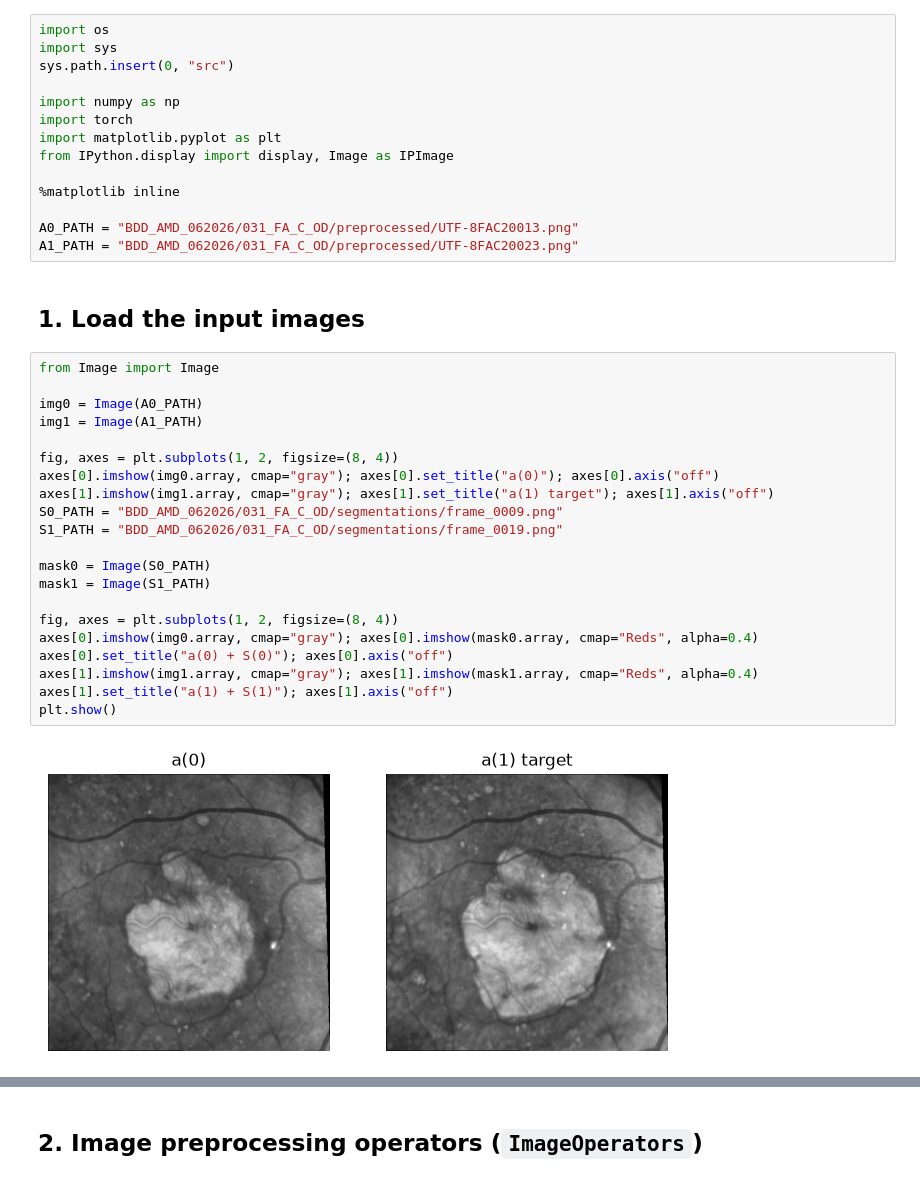
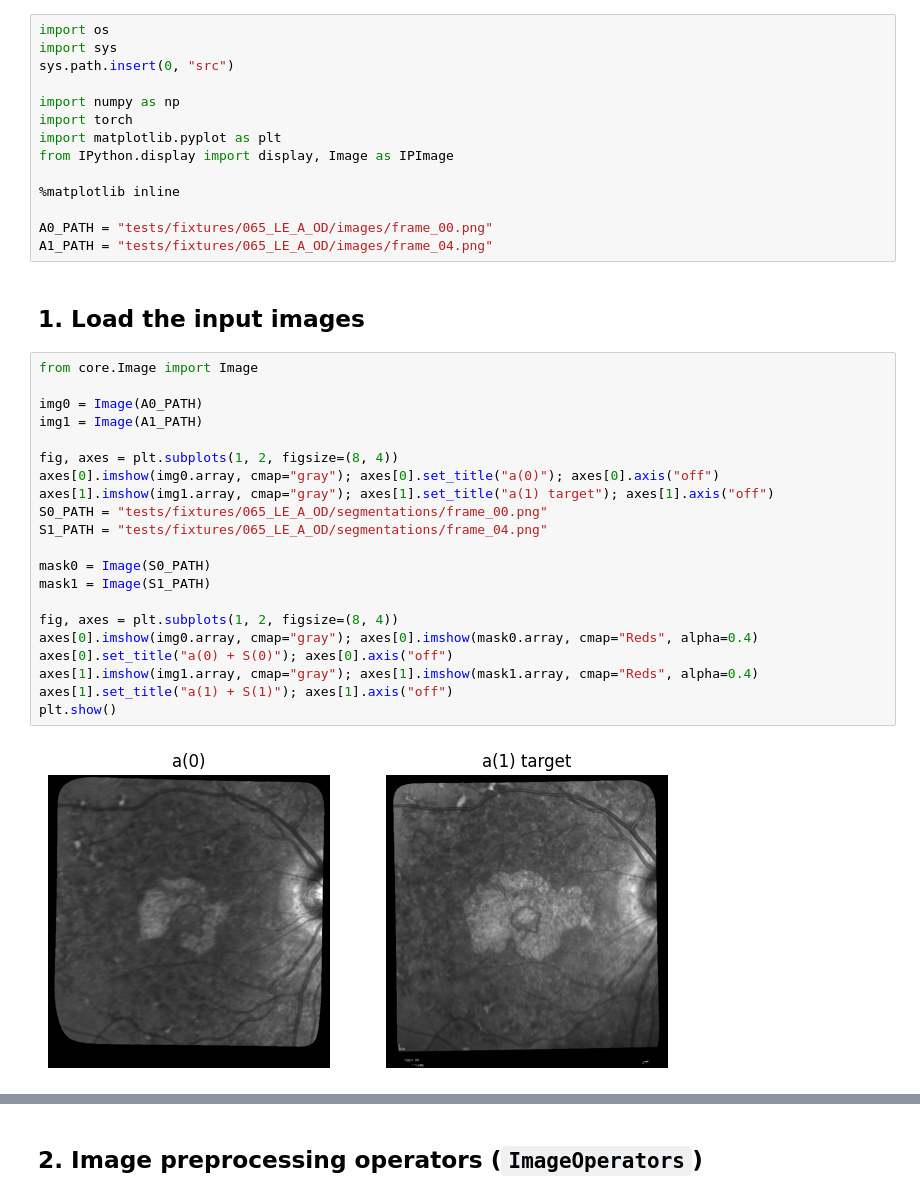
Before and after one commit to clach1506/Metamorphosis, a Jupyter notebook: 04_test_solver.ipynb, the cells around one changed output, grey strips where cells are left out. Saved outputs shown, nothing was run; the diff lists cells and outputs as text.

```diff
--- a/04_test_solver.ipynb
+++ b/04_test_solver.ipynb
@@ -25,30 +25,30 @@ from IPython.display import display, Image as IPImage
 
 %matplotlib inline
 
-A0_PATH = "BDD_AMD_062026/031_FA_C_OD/preprocessed/UTF-8FAC20013.png"
-A1_PATH = "BDD_AMD_062026/031_FA_C_OD/preprocessed/UTF-8FAC20023.png"
+A0_PATH = "tests/fixtures/065_LE_A_OD/images/frame_00.png"
+A1_PATH = "tests/fixtures/065_LE_A_OD/images/frame_04.png"
 # %% [markdown]
 ## 1. Load the input images
 # %%
-from Image import Image
+from core.Image import Image
 
 img0 = Image(A0_PATH)
 img1 = Image(A1_PATH)
 
 fig, axes = plt.subplots(1, 2, figsize=(8, 4))
 axes[0].imshow(img0.array, cmap="gray"); axes[0].set_title("a(0)"); axes[0].axis("off")
 axes[1].imshow(img1.array, cmap="gray"); axes[1].set_title("a(1) target"); axes[1].axis("off")
-S0_PATH = "BDD_AMD_062026/031_FA_C_OD/segmentations/frame_0009.png"
-S1_PATH = "BDD_AMD_062026/031_FA_C_OD/segmentations/frame_0019.png"
+S0_PATH = "tests/fixtures/065_LE_A_OD/segmentations/frame_00.png"
+S1_PATH = "tests/fixtures/065_LE_A_OD/segmentations/frame_04.png"
 
 mask0 = Image(S0_PATH)
 mask1 = Image(S1_PATH)
 
 fig, axes = plt.subplots(1, 2, figsize=(8, 4))
 axes[0].imshow(img0.array, cmap="gray"); axes[0].imshow(mask0.array, cmap="Reds", alpha=0.4)
 axes[0].set_title("a(0) + S(0)"); axes[0].axis("off")
 axes[1].imshow(img1.array, cmap="gray"); axes[1].imshow(mask1.array, cmap="Reds", alpha=0.4)
 axes[1].set_title("a(1) + S(1)"); axes[1].axis("off")
 plt.show()
 # %% [output]
-[figure, old version]
+[figure, new version]
```
Also changed, not shown: parts of 5 cells of this notebook, 26 other files.
